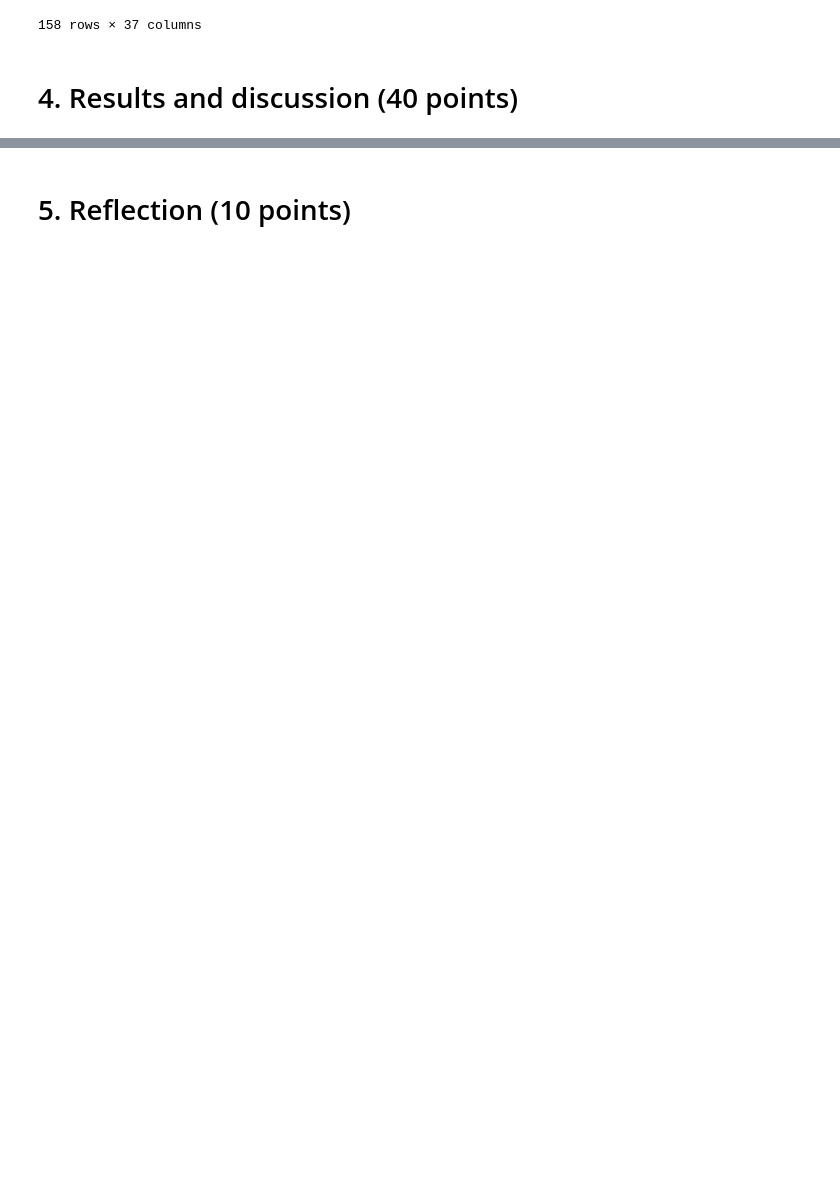
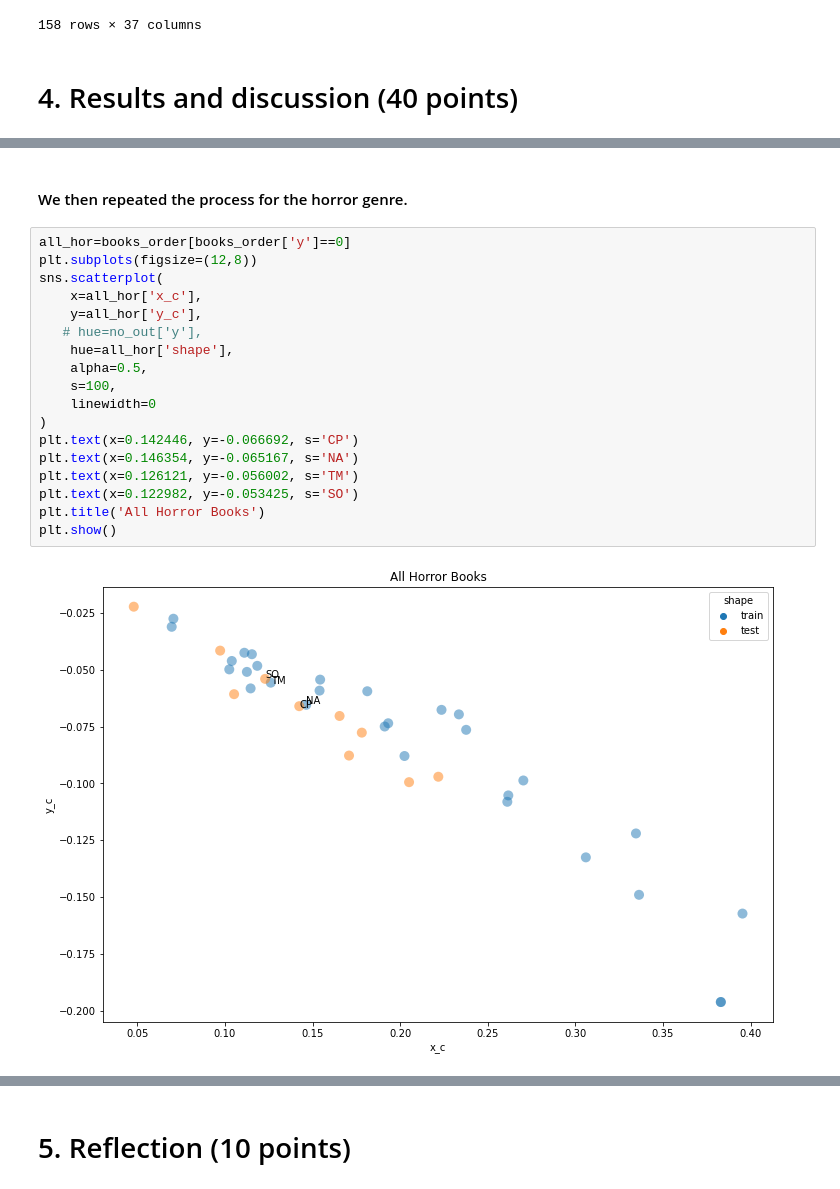
Before and after one commit to gitstelle/info3350-book-recommendation, a Jupyter notebook: books/mp_03_research_report.ipynb, the cells around one changed output, grey strips where cells are left out. Drawn from its saved outputs; the diff is of its cells as text; blank space fills up the shorter version.

```diff
--- a/books/mp_03_research_report.ipynb
+++ b/books/mp_03_research_report.ipynb
@@ -678,0 +785,22 @@ books_order
+# %% [markdown]
+#### We then repeated the process for the horror genre.
+# %%
+all_hor=books_order[books_order['y']==0]
+plt.subplots(figsize=(12,8))
+sns.scatterplot(
+    x=all_hor['x_c'],
+    y=all_hor['y_c'],
+   # hue=no_out['y'],
+    hue=all_hor['shape'],
+    alpha=0.5,
+    s=100,
+    linewidth=0
+)
+plt.text(x=0.142446, y=-0.066692, s='CP')
+plt.text(x=0.146354, y=-0.065167, s='NA')
+plt.text(x=0.126121, y=-0.056002, s='TM')
+plt.text(x=0.122982, y=-0.053425, s='SO')
+plt.title('All Horror Books')
+plt.show()
+# %% [output]
+[figure, added]
```
Also changed, not shown: parts of 31 cells of this notebook, 1 other file.
